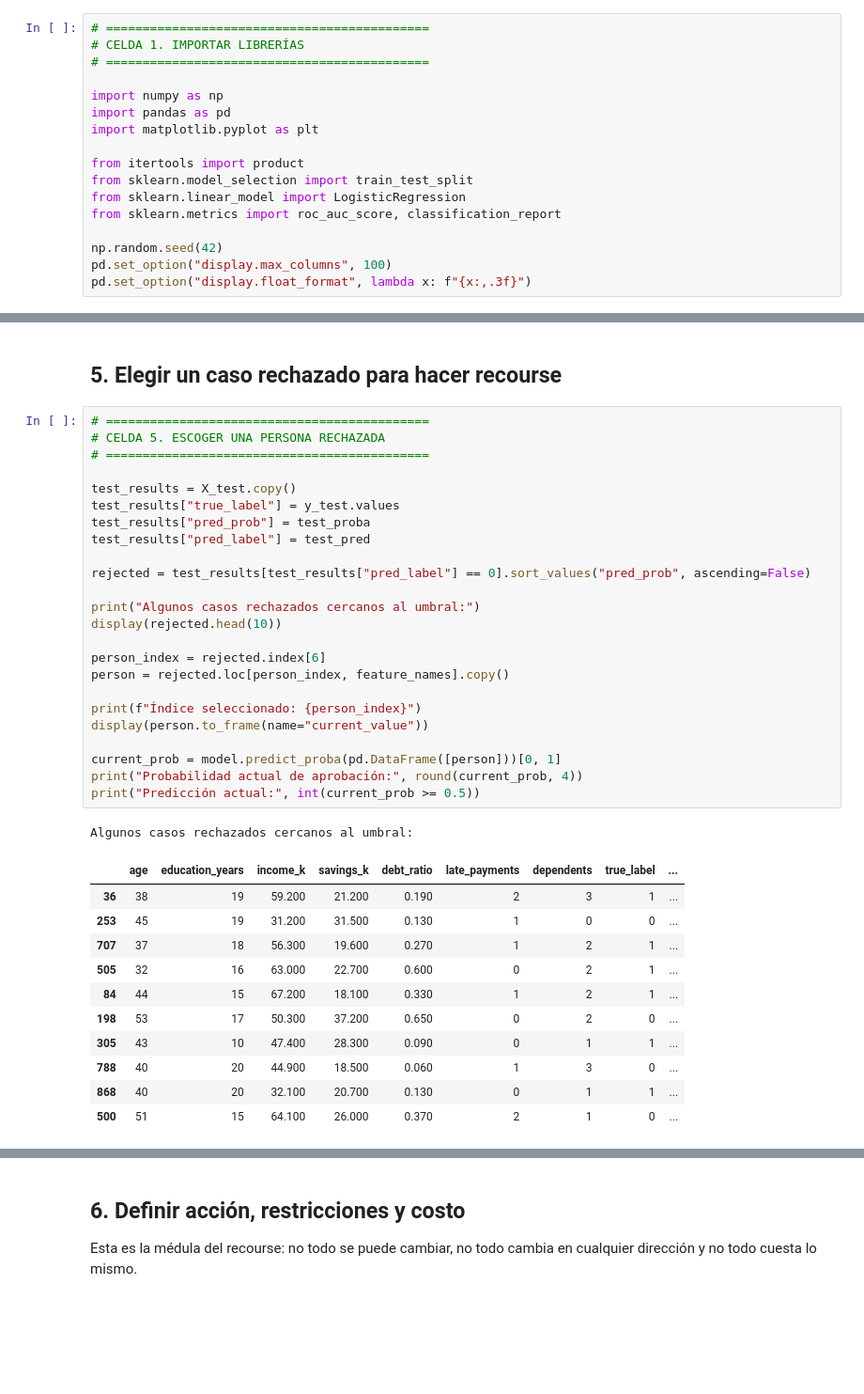
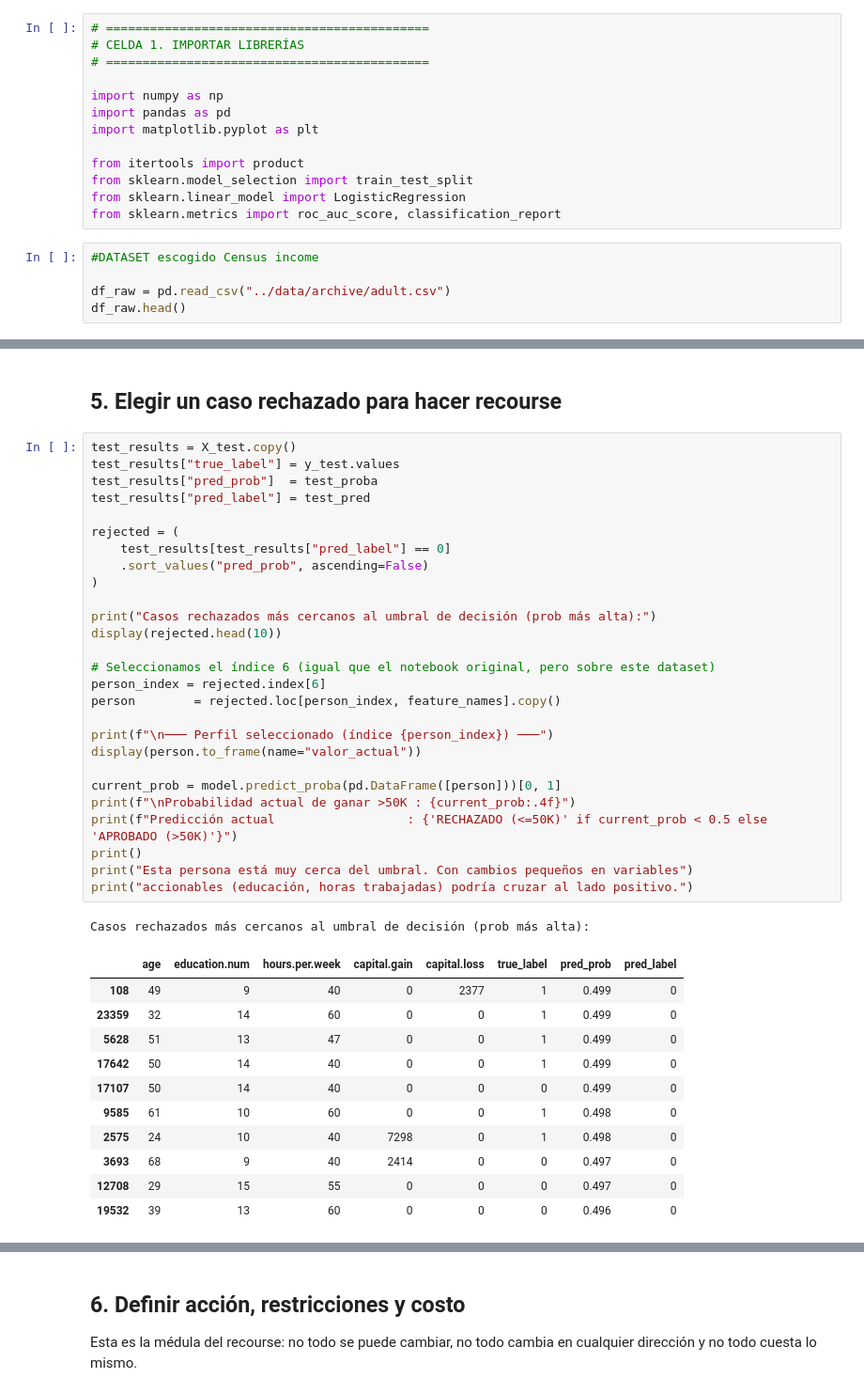
Before and after one commit to RamiroSeb2021/CXAI_M, a Jupyter notebook: notebooks/algorithmic_recourse_interpretable_colab_extended.ipynb, the cells around one changed output, grey strips where cells are left out. Shown at 94% size. Cells and saved outputs as stored; diff of their text form; blank space fills up the shorter version.

Commit message:
completado punto 2, 3, 4 y 5, de persona 2

```diff
--- a/notebooks/algorithmic_recourse_interpretable_colab_extended.ipynb
+++ b/notebooks/algorithmic_recourse_interpretable_colab_extended.ipynb
@@ -24,7 +24,8 @@ from itertools import product
 from sklearn.model_selection import train_test_split
 from sklearn.linear_model import LogisticRegression
 from sklearn.metrics import roc_auc_score, classification_report
-
-np.random.seed(42)
-pd.set_option("display.max_columns", 100)
-pd.set_option("display.float_format", lambda x: f"{x:,.3f}")
+# %%
+#DATASET escogido Census income
+
+df_raw = pd.read_csv("../data/archive/adult.csv")
+df_raw.head()
@@ -209,39 +210,42 @@ Lectura rápida:
 # %% [markdown]
 ## 5. Elegir un caso rechazado para hacer recourse
 # %%
-# ============================================
-# CELDA 5. ESCOGER UNA PERSONA RECHAZADA
-# ============================================
-
 test_results = X_test.copy()
 test_results["true_label"] = y_test.values
-test_results["pred_prob"] = test_proba
+test_results["pred_prob"]  = test_proba
 test_results["pred_label"] = test_pred
 
-rejected = test_results[test_results["pred_label"] == 0].sort_values("pred_prob", ascending=False)
+rejected = (
+    test_results[test_results["pred_label"] == 0]
+    .sort_values("pred_prob", ascending=False)
+)
 
-print("Algunos casos rechazados cercanos al umbral:")
+print("Casos rechazados más cercanos al umbral de decisión (prob más alta):")
 display(rejected.head(10))
 
+# Seleccionamos el índice 6 (igual que el notebook original, pero sobre este dataset)
 person_index = rejected.index[6]
-person = rejected.loc[person_index, feature_names].copy()
+person        = rejected.loc[person_index, feature_names].copy()
 
-print(f"Índice seleccionado: {person_index}")
-display(person.to_frame(name="current_value"))
+print(f"\n─── Perfil seleccionado (índice {person_index}) ───")
+display(person.to_frame(name="valor_actual"))
 
 current_prob = model.predict_proba(pd.DataFrame([person]))[0, 1]
-print("Probabilidad actual de aprobación:", round(current_prob, 4))
-print("Predicción actual:", int(current_prob >= 0.5))
+print(f"\nProbabilidad actual de ganar >50K : {current_prob:.4f}")
+print(f"Predicción actual                  : {'RECHAZADO (<=50K)' if current_prob < 0.5 else 'APROBADO (>50K)'}")
+print()
+print("Esta persona está muy cerca del umbral. Con cambios pequeños en variables")
+print("accionables (educación, horas trabajadas) podría cruzar al lado positivo.")
 # %% [output]
-Algunos casos rechazados cercanos al umbral:
+Casos rechazados más cercanos al umbral de decisión (prob más alta):
-|  | age | education_years | income_k | savings_k | debt_ratio | late_payments | dependents | true_label | ... |
-| 36 | 38 | 19 | 59.200 | 21.200 | 0.190 | 2 | 3 | 1 | ... |
-| 253 | 45 | 19 | 31.200 | 31.500 | 0.130 | 1 | 0 | 0 | ... |
-| 707 | 37 | 18 | 56.300 | 19.600 | 0.270 | 1 | 2 | 1 | ... |
-| 505 | 32 | 16 | 63.000 | 22.700 | 0.600 | 0 | 2 | 1 | ... |
-| 84 | 44 | 15 | 67.200 | 18.100 | 0.330 | 1 | 2 | 1 | ... |
-| 198 | 53 | 17 | 50.300 | 37.200 | 0.650 | 0 | 2 | 0 | ... |
-| 305 | 43 | 10 | 47.400 | 28.300 | 0.090 | 0 | 1 | 1 | ... |
-| 788 | 40 | 20 | 44.900 | 18.500 | 0.060 | 1 | 3 | 0 | ... |
-| 868 | 40 | 20 | 32.100 | 20.700 | 0.130 | 0 | 1 | 1 | ... |
-| 500 | 51 | 15 | 64.100 | 26.000 | 0.370 | 2 | 1 | 0 | ... |
+|  | age | education.num | hours.per.week | capital.gain | capital.loss | true_label | pred_prob | pred_label |
+| 108 | 49 | 9 | 40 | 0 | 2377 | 1 | 0.499 | 0 |
+| 23359 | 32 | 14 | 60 | 0 | 0 | 1 | 0.499 | 0 |
+| 5628 | 51 | 13 | 47 | 0 | 0 | 1 | 0.499 | 0 |
+| 17642 | 50 | 14 | 40 | 0 | 0 | 1 | 0.499 | 0 |
+| 17107 | 50 | 14 | 40 | 0 | 0 | 0 | 0.499 | 0 |
+| 9585 | 61 | 10 | 60 | 0 | 0 | 1 | 0.498 | 0 |
+| 2575 | 24 | 10 | 40 | 7298 | 0 | 1 | 0.498 | 0 |
+| 3693 | 68 | 9 | 40 | 2414 | 0 | 0 | 0.497 | 0 |
+| 12708 | 29 | 15 | 55 | 0 | 0 | 0 | 0.497 | 0 |
+| 19532 | 39 | 13 | 60 | 0 | 0 | 0 | 0.496 | 0 |
```
Also changed, not shown: parts of 9 cells of this notebook, 1 other file.
